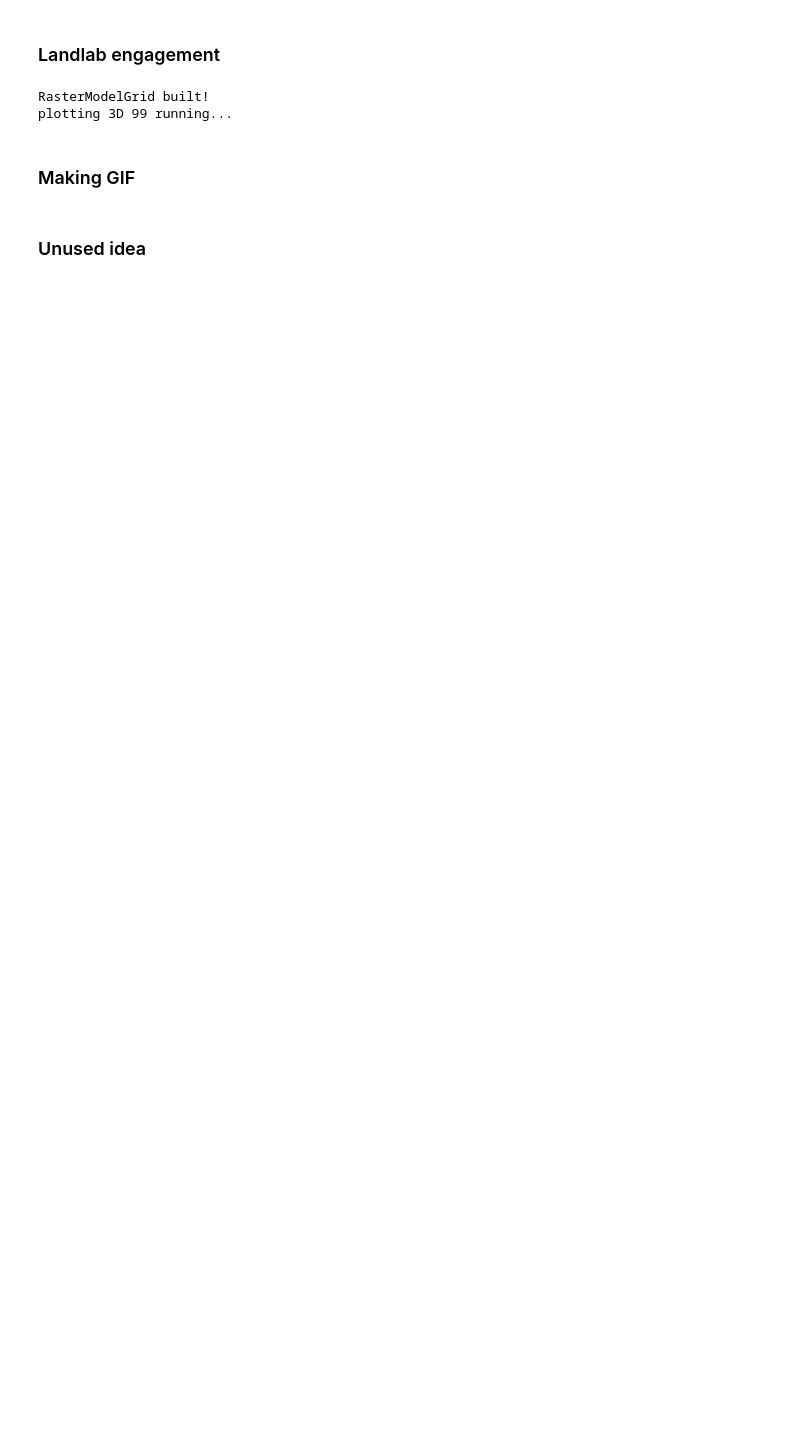
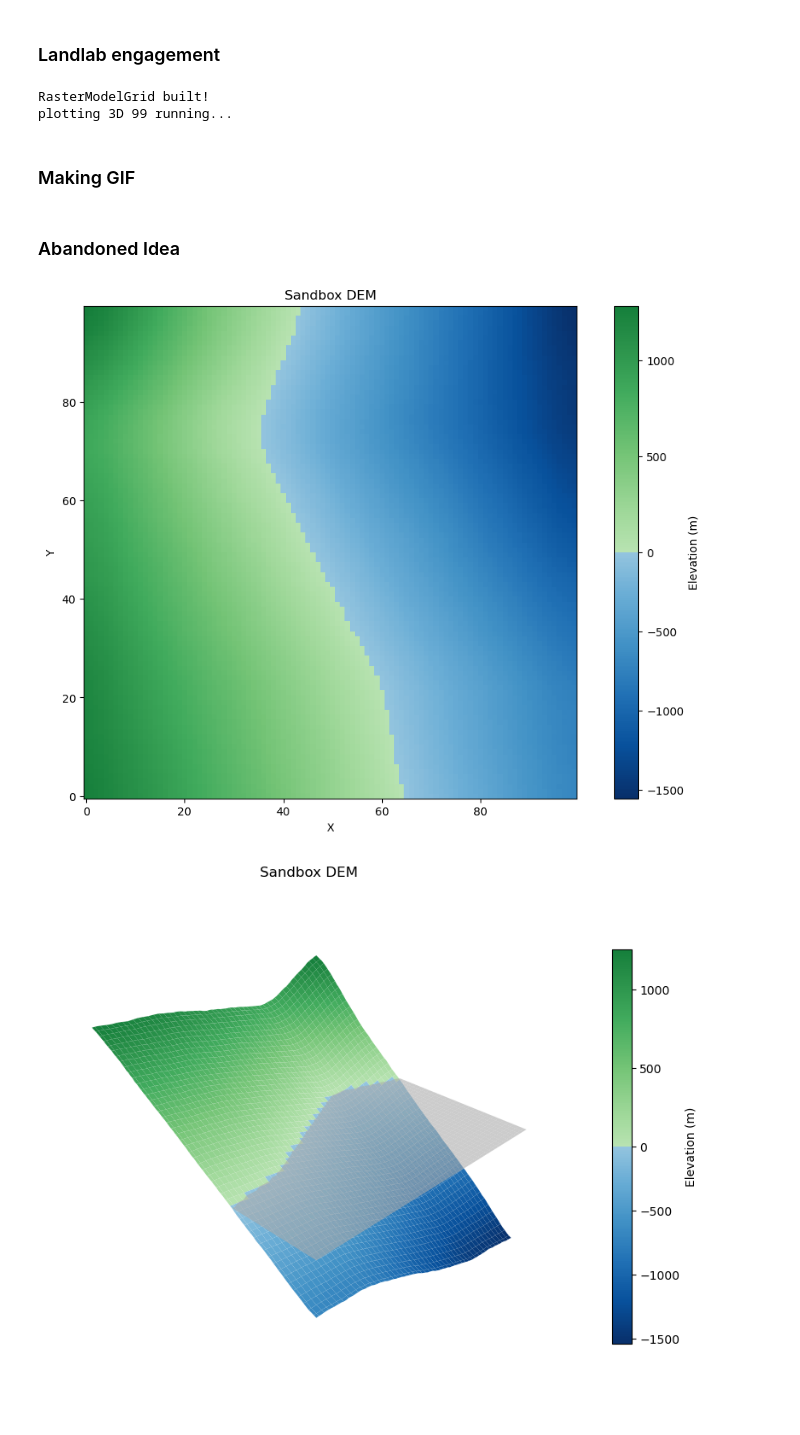
Before and after one commit to taipeinative/terrain-hydrologic, a Jupyter notebook: Final Landlab/final-landlab.ipynb, the cells around one changed output. Cells and saved outputs as stored; diff of their text form; code cells hidden in the pictures; blank space fills up the shorter version.

```diff
--- a/Final Landlab/final-landlab.ipynb
+++ b/Final Landlab/final-landlab.ipynb
@@ -346,9 +346,11 @@ create_gif_from_folder('result', r'2D-\d+\.png', 'result\\2D-Simulation.gif')
 create_gif_from_folder('result', r'3D-\d+\.png', 'result\\3D-Simulation.gif')
 create_gif_from_folder('result\\drainage', r'2D-Drainage-\d+\.png', 'result\\2D-Drainage-Simulation.gif')
 create_gif_from_folder('result\\lined', r'2D-Lined-\d+\.png', 'result\\2D-Lined-Simulation.gif')
-# %% [markdown]
-### Unused idea
+# %% [markdown]
+### Abandoned Idea
 # %%
+import scipy.signal as signal
+
 # Variable Assertian
 elev: np.ndarray
 prop = {
@@ -383,53 +385,58 @@ def create_sandbox(high_mean: float,
 
     # Interpolate strips
     valid_rows = np.where(~np.isnan(surf[:, 0]))[0]
     for i in range(height):
         surf[:, i] = np.interp(np.arange(width), valid_rows, surf[valid_rows, i])
 
     # Add random variations
     surf += rngC.normal(0, random_displacement, shape)
 
     # Smooth the terrain
     surf = signal.convolve2d(np.pad(surf, pad_width = 5, mode = 'edge'), np.ones((11, 11)) / 121, mode = 'valid')
 
     return surf
 
-elev = create_sandbox(high_mean = 500,
-                      high_std = 40,
-                      low_mean = 100,
-                      low_std = 15,
-                      random_displacement = 10,
+elev = create_sandbox(high_mean = 1300,
+                      high_std = 200,
+                      low_mean = -1000,
+                      low_std = 300,
+                      random_displacement = 40,
                       shape = prop['shape'],
                       strip_count = 5,
                       seed = 36197) + create_sandbox(
                       high_mean = -500,
                       high_std = 40,
                       low_mean = -100,
                       low_std = 15,
                       random_displacement = 10,
                       shape = prop['shape'],
                       strip_count = 5,
-                      seed = 36197).T
+                      seed = 3952).T
 
 # Preview
 show_terrain_2D(elev,
-                cmap = 'Greens',
-                title = 'Sandbox DEM')
+                cmap = height_cmap,
+                title = 'Sandbox DEM',
+                two_slope = True)
 show_terrain_3D(elev, prop['spacing'],
-                cmap = 'Greens',
-                title = 'Sandbox DEM')
+                cmap = height_cmap,
+                title = 'Sandbox DEM',
+                two_slope = True)
 
 # Write TIFF
-with rasterio.open('src\\sandbox.tif',
-                   mode = 'w',
-                   driver = 'GTiff',
-                   height = elev.shape[0],
-                   width = elev.shape[1],
-                   count = 1,
-                   dtype = rasterio.float32,
-                   crs = 'EPSG:4326',
-                   transform = rasterio.transform.from_origin(0, 0 + elev.shape[1] * prop['spacing'][1], prop['spacing'][0], prop['spacing'][1])) as dataset:
-    dataset.write(elev, 1)
+# with rasterio.open('src\\sandbox.tif',
+#                    mode = 'w',
+#                    driver = 'GTiff',
+#                    height = elev.shape[0],
+#                    width = elev.shape[1],
+#                    count = 1,
+#                    dtype = rasterio.float32,
+#                    crs = 'EPSG:4326',
+#                    transform = rasterio.transform.from_origin(0, 0 + elev.shape[1] * prop['spacing'][1], prop['spacing'][0], prop['spacing'][1])) as dataset:
+#     dataset.write(elev, 1)
+# %% [output]
+[figure, added]
+[figure, added]
 # %%
 # Variable Assertian
 dataset: rasterio.DatasetReader
```
